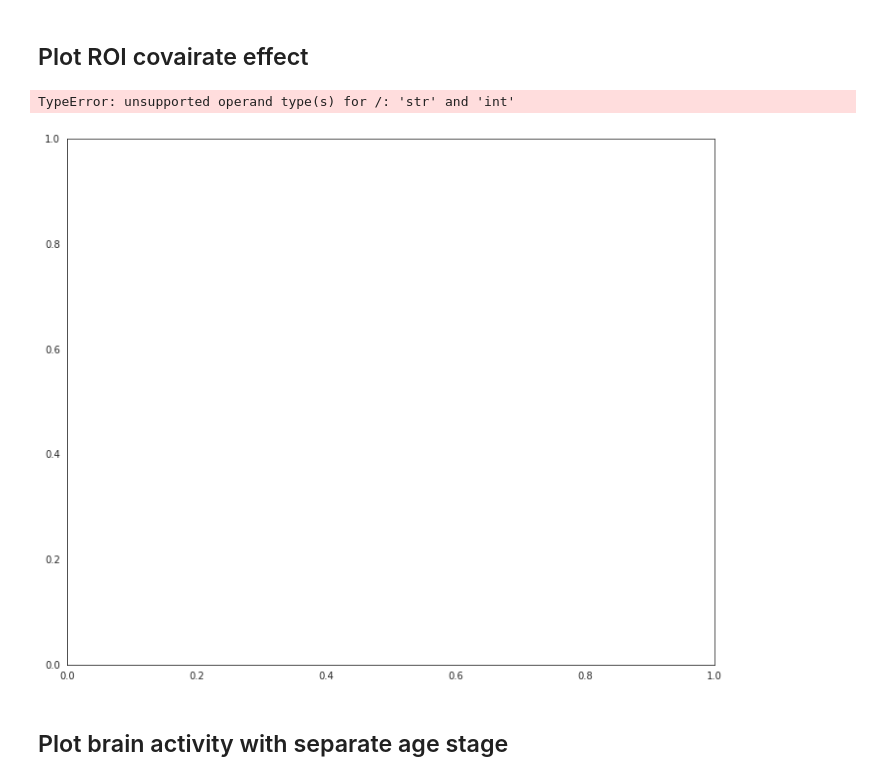
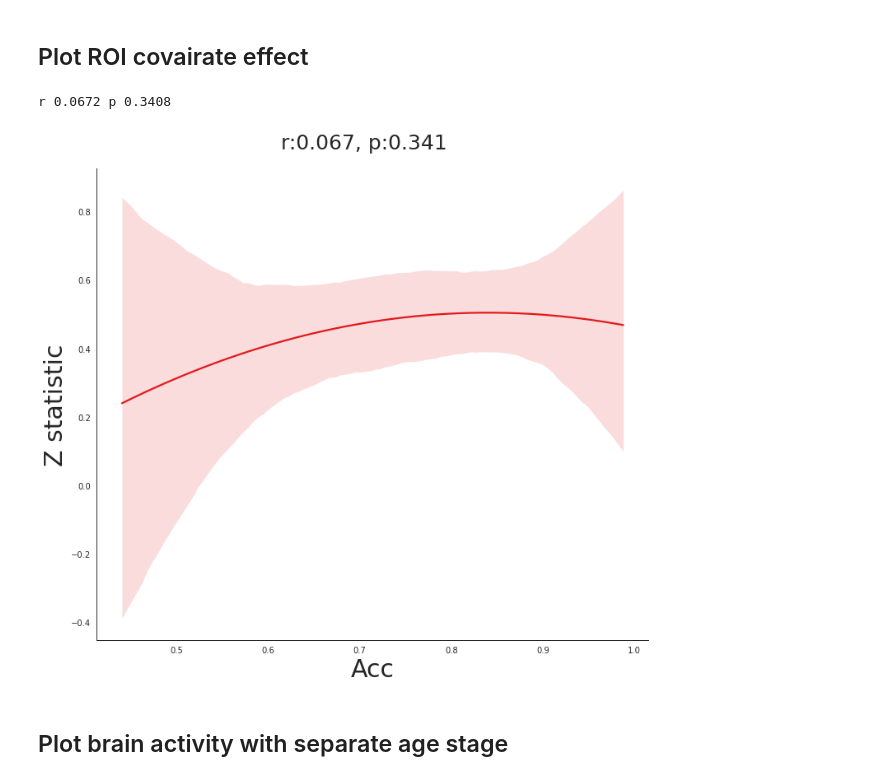
Before and after one commit to YukunQu/DCM, a Jupyter notebook: analysis/mri/roi/roi_analysis.ipynb, the cells around one changed output. Cells and saved outputs as stored; diff of their text form; code cells hidden in the pictures.

```diff
--- a/analysis/mri/roi/roi_analysis.ipynb
+++ b/analysis/mri/roi/roi_analysis.ipynb
@@ -127,7 +127,7 @@ participants_data =  participants_data.query("(game1_fmri>=0.5)")
 subjects_id = participants_data['Participant_ID'].to_list()
 
 # set camp
-cmap_template = r'/mnt/workdir/DCM/BIDS/derivatives/Nilearn/game1/grid_rsa_corr_trials/Setall/6fold/{}/rsa/rsa_ztransf_img_coarse_6fold.nii.gz'
+cmap_template = r'/mnt/workdir/DCM/BIDS/derivatives/Nilearn/game1/cv_test_hexagon_spct/Setall/6fold/{}/zmap/alignPhi_zmap.nii.gz'
 
 # .gz'
 # roi = image.load_img(r'/mnt/workdir/DCM/Docs/Mask/hippocampus/rHC_MNI152NL.nii.gz')
@@ -139,8 +139,8 @@ cmap_template = r'/mnt/workdir/DCM/BIDS/derivatives/Nilearn/game1/grid_rsa_corr_
 # roi2 = image.load_img(r'/mnt/data/DCM/tmp/aparc/mask/rh.isthmuscingulate.nii.gz')
 # roi = image.math_img('np.logical_or(img1,img2)', img1=roi1, img2=roi2)
 #roi = image.load_img(r'/mnt/data/DCM/result_backup/2023.3.24/Nilearn_smodel/game1/hexagon_spct/EC_thr3.1.nii.gz')
-roi  = image.load_img(r'/mnt/workdir/DCM/Docs/Mask/EC/juelich_EC_MNI152NL_prob.nii.gz')
-roi = image.binarize_img(roi,10)
+roi  = image.load_img(r'/mnt/workdir/DCM/Docs/Mask/EC/juelich_EC_MNI152NL_prob_L.nii.gz')
+roi = image.binarize_img(roi,80)
 
 # get activity in ROI
 subs_cmap_list = [cmap_template.format(sub_id) for sub_id in subjects_id]
@@ -148,37 +148,37 @@ subs_mean_activity = np.mean(masking.apply_mask(subs_cmap_list, roi),axis=1)
 # %%
 participants_data['beh_diff'] = participants_data['game2_test_acc'] - participants_data['game1_acc']
 # get covariate
-covary_variable = participants_data['Age'].to_list()
+covary_variable = participants_data['game1_acc'].to_list()
 #plot figure
 fig, ax = plt.subplots(figsize=(12,10))
 color = sns.color_palette("Paired")
 #plt.scatter(covary_variable, subs_mean_activity,color=color[5], s=40,alpha=0.4)
 sns.regplot(x=covary_variable, y=subs_mean_activity,color=color[5],order=2,scatter=False)
-ax.set_xlabel('Age', fontsize=30)
+ax.set_xlabel('Acc', fontsize=30)
 ax.set_ylabel('Z statistic', fontsize=30)
 
 # Remove top and right spines
 sns.despine(top=True, right=True)
 # Modify the bottom and left spines
 ax.spines['left'].set_linewidth(1)
 ax.spines['bottom'].set_linewidth(1)
 
 # Set custom ticks for the x-axis and y-axis
 #plt.xticks([])
 #plt.yticks(np.arange(0, 0.25, 0.1))
 # Add tick lines to the bottom and left spines
 
 r, p = pearsonr(covary_variable,subs_mean_activity)
 print('r',round(r,4),'p',round(p,4))
 #move overall title up
 fig.subplots_adjust(top=0.92)
 if p < 0.001:
     fig.suptitle('r:{}  p<0.001'.format(round(r,3)),size=25)
 else:
     fig.suptitle('r:{}, p:{}'.format(round(r,3),round(p,3)),size=25)
 # %% [output]
-TypeError: unsupported operand type(s) for /: 'str' and 'int'
+r 0.0672 p 0.3408
-[figure, old version]
+[figure, new version]
 # %% [markdown]
 ## Plot brain activity with separate age stage
 # %%
```
Also changed, not shown: parts of 1 cell of this notebook, 23 other files.
